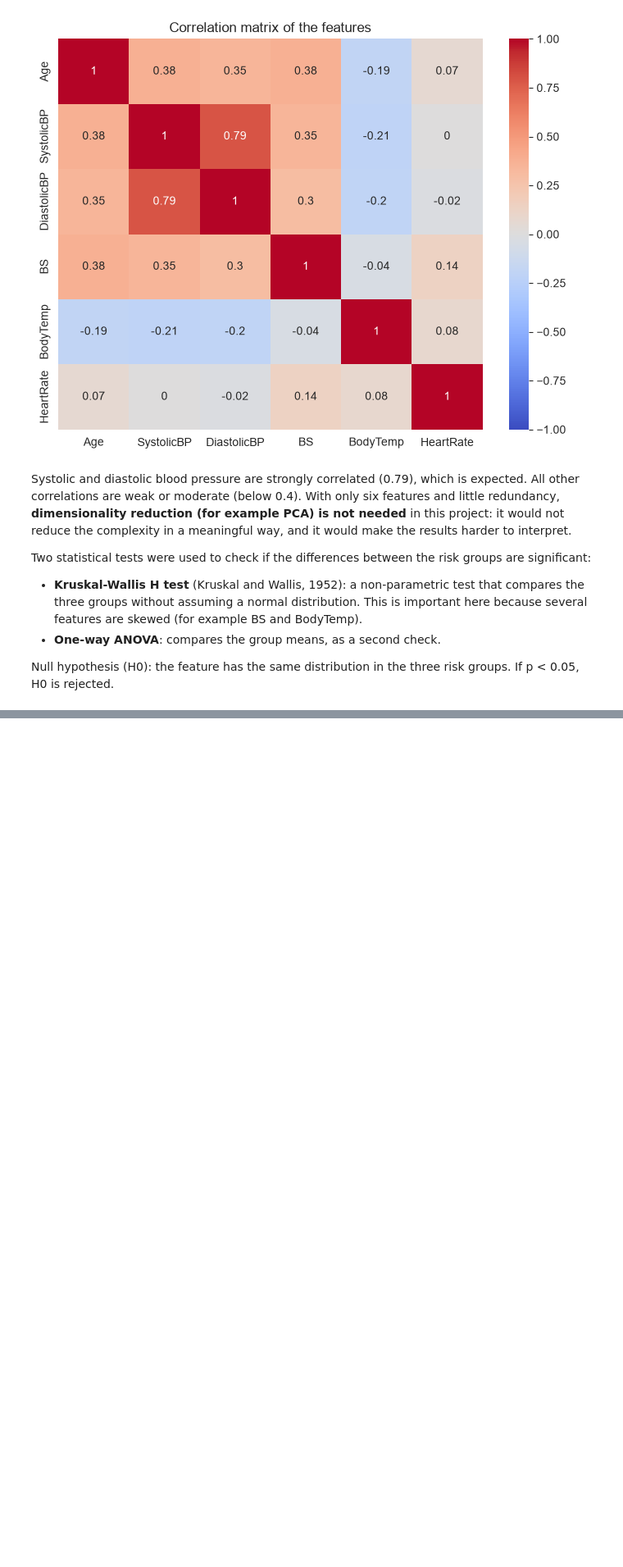
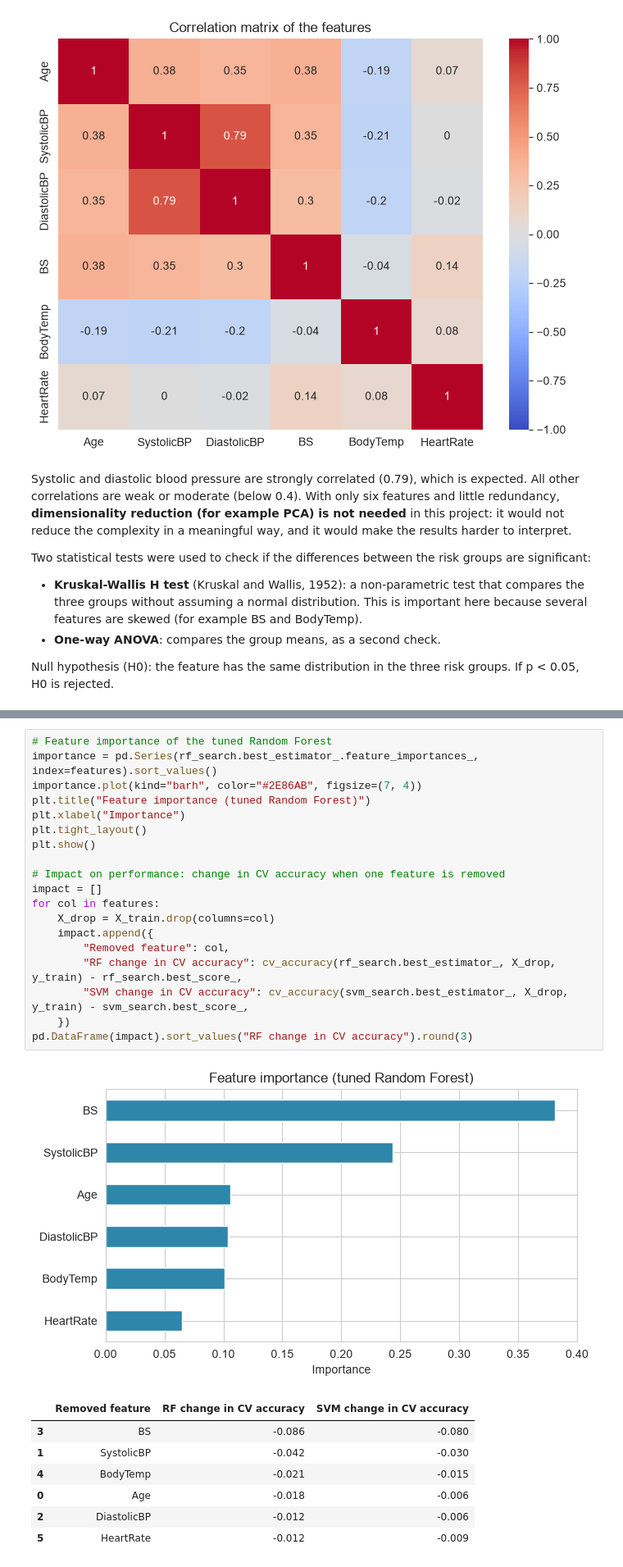
Before and after one commit to Daniella-CCT/Machine-Learning-Sept26, a Jupyter notebook: 2026613_ DaniellaSilveira_CA1_M-Learning_Notebook.ipynb, the cells around one changed output, grey strips where cells are left out. Shown at 82% size. Drawn from its saved outputs; the diff is of its cells as text; blank space fills up the shorter version.

```diff
--- a/2026613_ DaniellaSilveira_CA1_M-Learning_Notebook.ipynb
+++ b/2026613_ DaniellaSilveira_CA1_M-Learning_Notebook.ipynb
@@ -302,0 +526,28 @@ significance.round({"Kruskal-Wallis H": 2, "ANOVA F": 2})
+# %%
+# Feature importance of the tuned Random Forest
+importance = pd.Series(rf_search.best_estimator_.feature_importances_, index=features).sort_values()
+importance.plot(kind="barh", color="#2E86AB", figsize=(7, 4))
+plt.title("Feature importance (tuned Random Forest)")
+plt.xlabel("Importance")
+plt.tight_layout()
+plt.show()
+
+# Impact on performance: change in CV accuracy when one feature is removed
+impact = []
+for col in features:
+    X_drop = X_train.drop(columns=col)
+    impact.append({
+        "Removed feature": col,
+        "RF change in CV accuracy": cv_accuracy(rf_search.best_estimator_, X_drop, y_train) - rf_search.best_score_,
+        "SVM change in CV accuracy": cv_accuracy(svm_search.best_estimator_, X_drop, y_train) - svm_search.best_score_,
+    })
+pd.DataFrame(impact).sort_values("RF change in CV accuracy").round(3)
+# %% [output]
+[figure, added]
+|  | Removed feature | RF change in CV accuracy | SVM change in CV accuracy |
+| 3 | BS | -0.086 | -0.080 |
+| 1 | SystolicBP | -0.042 | -0.030 |
+| 4 | BodyTemp | -0.021 | -0.015 |
+| 0 | Age | -0.018 | -0.006 |
+| 2 | DiastolicBP | -0.012 | -0.006 |
+| 5 | HeartRate | -0.012 | -0.009 |
```
Also changed, not shown: parts of 16 cells of this notebook.
